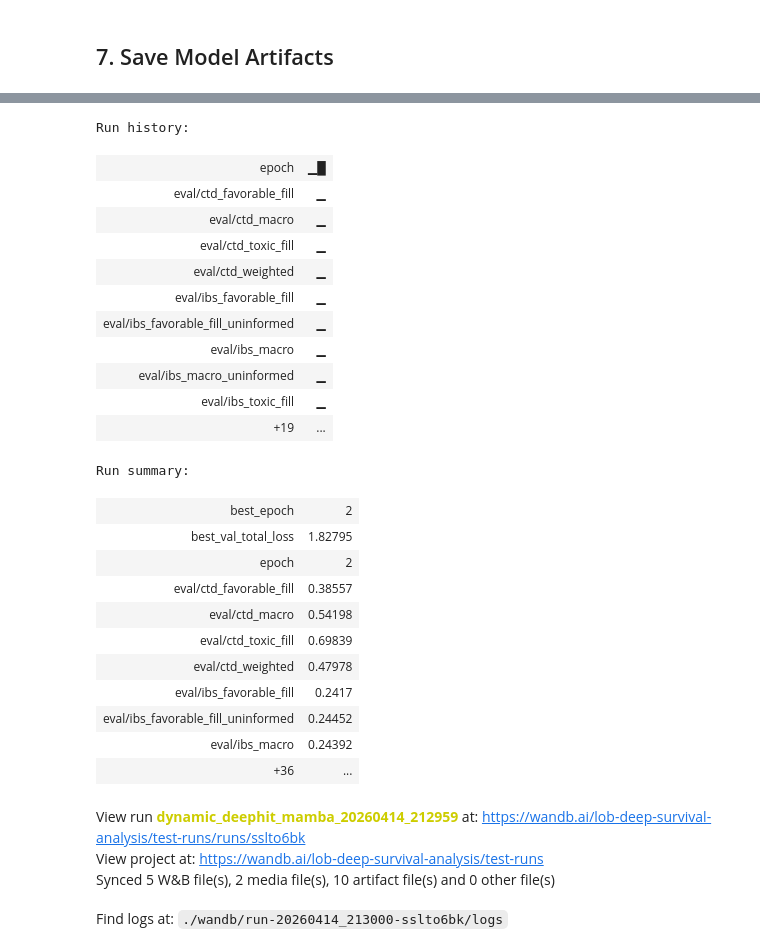
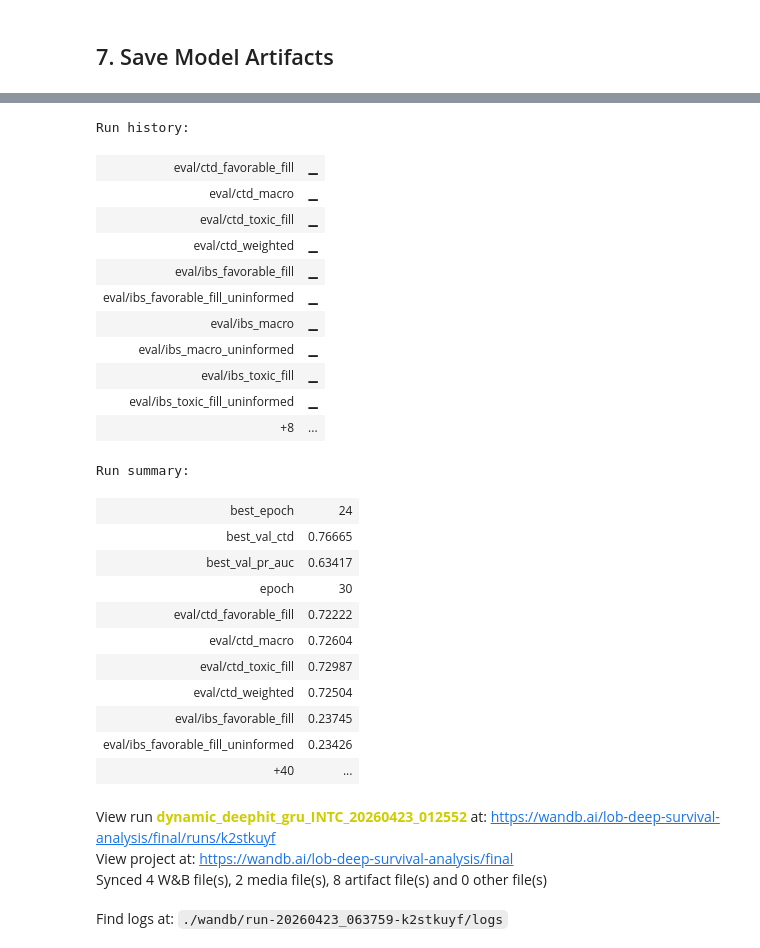
Before and after one commit to angus4718/lob-deep-survival-analysis, a Jupyter notebook: notebooks/dynamic_models/standardized_dynamic_deephit_quick.ipynb, the cells around one changed output, grey strips where cells are left out. Saved outputs shown, nothing was run; the diff lists cells and outputs as text; code cells hidden in the pictures.

```diff
--- a/notebooks/dynamic_models/standardized_dynamic_deephit_quick.ipynb
+++ b/notebooks/dynamic_models/standardized_dynamic_deephit_quick.ipynb
@@ -1,9 +4,9 @@
 # %%
 # Parameters
 # ------ Configuration Parameters (can be overridden by papermill) ------
-model_name = "mamba"  # Options: gru, transformer, gru_transformer, mamba
-num_epochs = 2
-TICKER = "CSCO"  # Single-run ticker
+model_name = "gru"  # Options: gru, transformer, gru_transformer, mamba
+num_epochs = 30
+TICKER = "LCID"  # Single-run ticker
 PREPROCESSING_CONTRACT_VERSION = 1
 MAX_SAMPLES_PER_ORDER = 100
 SPLIT_CAP_RANDOM_SEED = 4718
@@ -759,17 +818,17 @@ else:
     load_dotenv(override=False)
 
 WANDB_ENABLE = True
-WANDB_PROJECT = "test-runs"
+WANDB_PROJECT = "final"
 WANDB_MODE = "online"
 WANDB_ENTITY = os.environ.get("WANDB_ENTITY", "").strip()
 WANDB_API_KEY = os.environ.get("WANDB_API_KEY", "").strip()
-WANDB_RESUME_RUN_ID = os.environ.get("WANDB_RESUME_RUN_ID", "").strip()
+WANDB_RESUME_RUN_ID = "9pvvdm0w"
 
 if WANDB_RESUME_RUN_ID:
     WANDB_RUN_NAME = None
     WANDB_RUN_ID = WANDB_RESUME_RUN_ID
 else:
-    WANDB_RUN_NAME = f"dynamic_deephit_{MODEL_NAME}_{datetime.now().strftime('%Y%m%d_%H%M%S')}"
+    WANDB_RUN_NAME = f"dynamic_deephit_{MODEL_NAME}_{TICKER}_{datetime.now().strftime('%Y%m%d_%H%M%S')}"
     WANDB_RUN_ID = None
 
 wandb_run = None
@@ -816,7 +875,7 @@ if WANDB_ENABLE:
         "entity": WANDB_ENTITY,
         "config": wandb_config,
         "mode": WANDB_MODE,
-        "reinit": True,
+        "reinit": False,
     }
 
     if WANDB_RESUME_RUN_ID:
@@ -1200,16 +1414,23 @@ Epoch   2/2  train_total=2.0416 (l1=1.4729, l2=0.5686, l3=0.0000)  val_total=1.8
 # %%
+# Compute uninformed (random/prevalence-based) baseline for PR-AUC
+y_toxic_val = (D_val == 2).astype(int)
+toxic_prevalence_val = float(np.average(y_toxic_val, weights=ORDER_VAL_WEIGHTS))
+uninformed_pr_auc = toxic_prevalence_val
+
 if best_params is not None:
     base_net.load_state_dict(best_params)
 
-print(f"Best val total loss {best_val_loss:.4f} at epoch {best_epoch_idx + 1 if best_epoch_idx is not None else -1}")
+print(f"Best val weighted CTD {best_val_ctd:.4f} at epoch {best_epoch_idx + 1 if best_epoch_idx is not None else -1}")
+print(f"Best val PR-AUC (weighted): {best_val_pr_auc:.4f} (uninformed baseline: {uninformed_pr_auc:.4f})")
 job_log("Training stage completed")
 gpu_mem_log("Training end")
 
 if wandb_run is not None:
-    wandb_run.summary["best_val_total_loss"] = float(best_val_loss)
+    wandb_run.summary["best_val_ctd"] = float(best_val_ctd)
+    wandb_run.summary["best_val_pr_auc"] = float(best_val_pr_auc)
+    wandb_run.summary["uninformed_pr_auc_baseline"] = float(uninformed_pr_auc)
     wandb_run.summary["best_epoch"] = int(best_epoch_idx + 1 if best_epoch_idx is not None else -1)
 
-# Backward-compatible aliases if downstream cells expect these names.
 train_losses = train_total_losses
 val_losses = val_total_losses
 
@@ -1981,7 +2208,7 @@ if wandb_active:
     )
     _artifact_add_bytes(
         artifact_best,
-        artifact_path=f"dynamic_deephit_{MODEL_NAME}_best_epoch_base_net_{run_id}.pt",
+        artifact_path=f"dynamic_deephit_{MODEL_NAME}_{TICKER}_best_epoch_base_net_{run_id}.pt",
         payload=best_model_payload,
     )
     wandb_run.log_artifact(artifact_best)
@@ -1993,7 +2220,7 @@ if wandb_active:
     )
     _artifact_add_bytes(
         artifact_best_meta,
-        artifact_path=f"dynamic_deephit_{MODEL_NAME}_best_epoch_meta_{run_id}.pt",
+        artifact_path=f"dynamic_deephit_{MODEL_NAME}_{TICKER}_best_epoch_meta_{run_id}.pt",
         payload=best_meta_payload,
     )
     wandb_run.log_artifact(artifact_best_meta)
@@ -2007,7 +2234,7 @@ if wandb_active:
     )
     _artifact_add_bytes(
         artifact_last,
-        artifact_path=f"dynamic_deephit_{MODEL_NAME}_last_epoch_base_net_{run_id}.pt",
+        artifact_path=f"dynamic_deephit_{MODEL_NAME}_{TICKER}_last_epoch_base_net_{run_id}.pt",
         payload=last_model_payload,
     )
     wandb_run.log_artifact(artifact_last)
@@ -2019,7 +2246,7 @@ if wandb_active:
     )
     _artifact_add_bytes(
         artifact_last_meta,
-        artifact_path=f"dynamic_deephit_{MODEL_NAME}_last_epoch_meta_{run_id}.pt",
+        artifact_path=f"dynamic_deephit_{MODEL_NAME}_{TICKER}_last_epoch_meta_{run_id}.pt",
         payload=last_meta_payload,
     )
     wandb_run.log_artifact(artifact_last_meta)
@@ -2037,29 +2264,29 @@ else:
 [interactive output not drawn]
 Run history:
-| epoch | ▁█ |
 | eval/ctd_favorable_fill | ▁ |
 | eval/ctd_macro | ▁ |
 | eval/ctd_toxic_fill | ▁ |
 | eval/ctd_weighted | ▁ |
 | eval/ibs_favorable_fill | ▁ |
 | eval/ibs_favorable_fill_uninformed | ▁ |
 | eval/ibs_macro | ▁ |
 | eval/ibs_macro_uninformed | ▁ |
 | eval/ibs_toxic_fill | ▁ |
-| +19 | ... |
+| eval/ibs_toxic_fill_uninformed | ▁ |
+| +8 | ... |
 Run summary:
-| best_epoch | 2 |
-| best_val_total_loss | 1.82795 |
-| epoch | 2 |
-| eval/ctd_favorable_fill | 0.38557 |
-| eval/ctd_macro | 0.54198 |
-| eval/ctd_toxic_fill | 0.69839 |
-| eval/ctd_weighted | 0.47978 |
-| eval/ibs_favorable_fill | 0.2417 |
-| eval/ibs_favorable_fill_uninformed | 0.24452 |
-| eval/ibs_macro | 0.24392 |
-| +36 | ... |
+| best_epoch | 24 |
+| best_val_ctd | 0.76665 |
+| best_val_pr_auc | 0.63417 |
+| epoch | 30 |
+| eval/ctd_favorable_fill | 0.72222 |
+| eval/ctd_macro | 0.72604 |
+| eval/ctd_toxic_fill | 0.72987 |
+| eval/ctd_weighted | 0.72504 |
+| eval/ibs_favorable_fill | 0.23745 |
+| eval/ibs_favorable_fill_uninformed | 0.23426 |
+| +40 | ... |
-View run dynamic_deephit_mamba_20260414_212959 at: https://wandb.ai/lob-deep-survival-analysis/test-runs/runs/sslto6bk
-View project at: https://wandb.ai/lob-deep-survival-analysis/test-runs
-Synced 5 W&B file(s), 2 media file(s), 10 artifact file(s) and 0 other file(s)
+View run dynamic_deephit_gru_INTC_20260423_012552 at: https://wandb.ai/lob-deep-survival-analysis/final/runs/k2stkuyf
+View project at: https://wandb.ai/lob-deep-survival-analysis/final
+Synced 4 W&B file(s), 2 media file(s), 8 artifact file(s) and 0 other file(s)
-Find logs at: ./wandb/run-20260414_213000-sslto6bk/logs
+Find logs at: ./wandb/run-20260423_063759-k2stkuyf/logs
```
Also changed, not shown: parts of 17 cells of this notebook, 1 other file.
